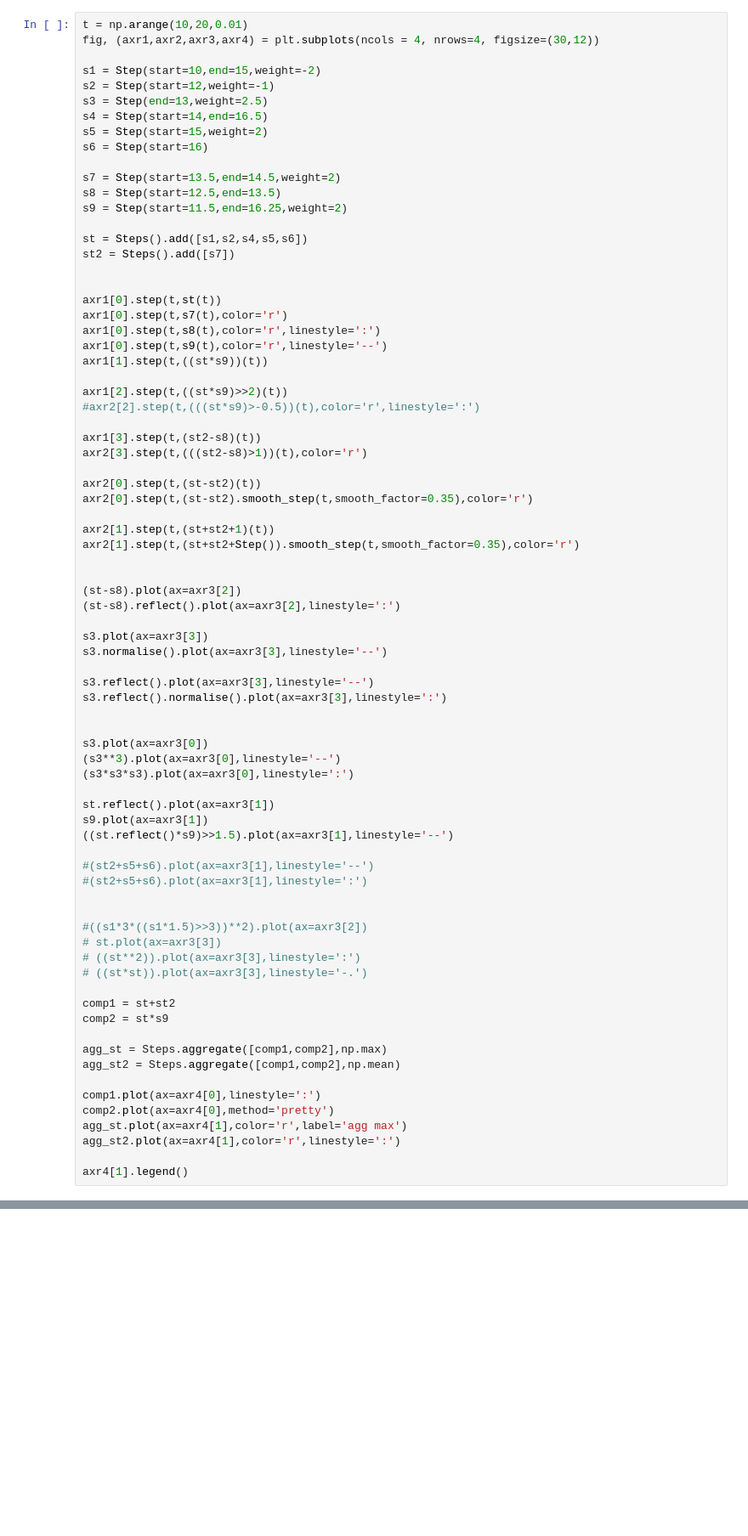
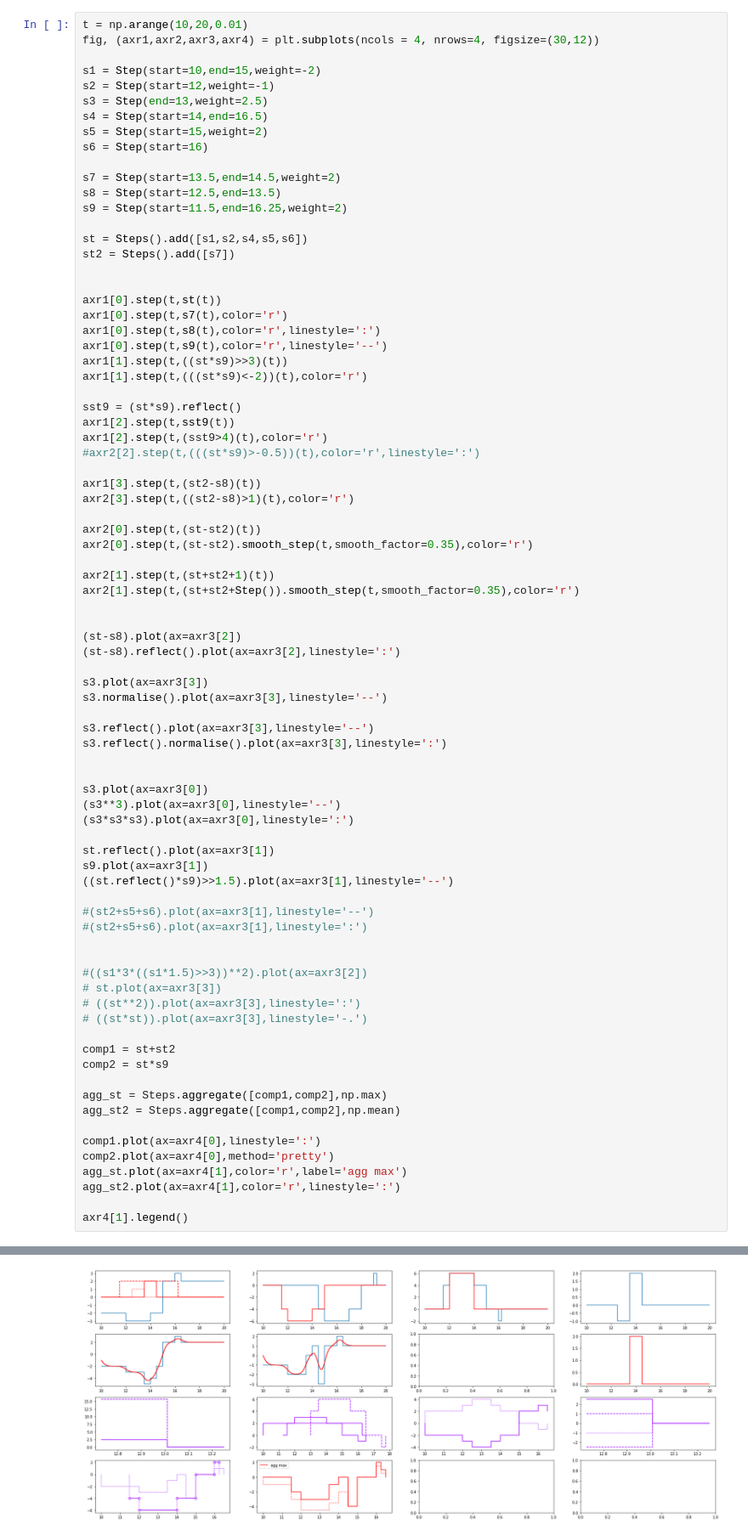
Before and after one commit to probability/topicmodelunderstanding, a Jupyter notebook: Notebooks/operations tests.ipynb, the cells around one changed output, grey strips where cells are left out. Shown at 85% size. Drawn from its saved outputs; the diff is of its cells as text; blank space fills up the shorter version.

```diff
--- a/Notebooks/operations tests.ipynb
+++ b/Notebooks/operations tests.ipynb
@@ -83,13 +89,16 @@ axr1[0].step(t,st(t))
 axr1[0].step(t,s7(t),color='r')
 axr1[0].step(t,s8(t),color='r',linestyle=':')
 axr1[0].step(t,s9(t),color='r',linestyle='--')
-axr1[1].step(t,((st*s9))(t))
+axr1[1].step(t,((st*s9)>>3)(t))
+axr1[1].step(t,(((st*s9)<-2))(t),color='r')
 
-axr1[2].step(t,((st*s9)>>2)(t))
+sst9 = (st*s9).reflect()
+axr1[2].step(t,sst9(t))
+axr1[2].step(t,(sst9>4)(t),color='r')
 #axr2[2].step(t,(((st*s9)>-0.5))(t),color='r',linestyle=':')
 
 axr1[3].step(t,(st2-s8)(t))
-axr2[3].step(t,(((st2-s8)>1))(t),color='r')
+axr2[3].step(t,((st2-s8)>1)(t),color='r')
 
 axr2[0].step(t,(st-st2)(t))
 axr2[0].step(t,(st-st2).smooth_step(t,smooth_factor=0.35),color='r')
@@ -137,3 +146,4 @@ agg_st.plot(ax=axr4[1],color='r',label='agg max')
 agg_st2.plot(ax=axr4[1],color='r',linestyle=':')
 
 axr4[1].legend()
+# %% [output]
@@ -140,3 +151,4 @@ axr4[1].legend()
+[figure, added]
 # %%
 t = np.arange(10,20,0.01)
 fig, (axr1,axr2,axr3,axr4) = plt.subplots(ncols = 4, nrows=4, figsize=(30,12))
```
Also changed, not shown: parts of 4 cells of this notebook, 5 other files.
